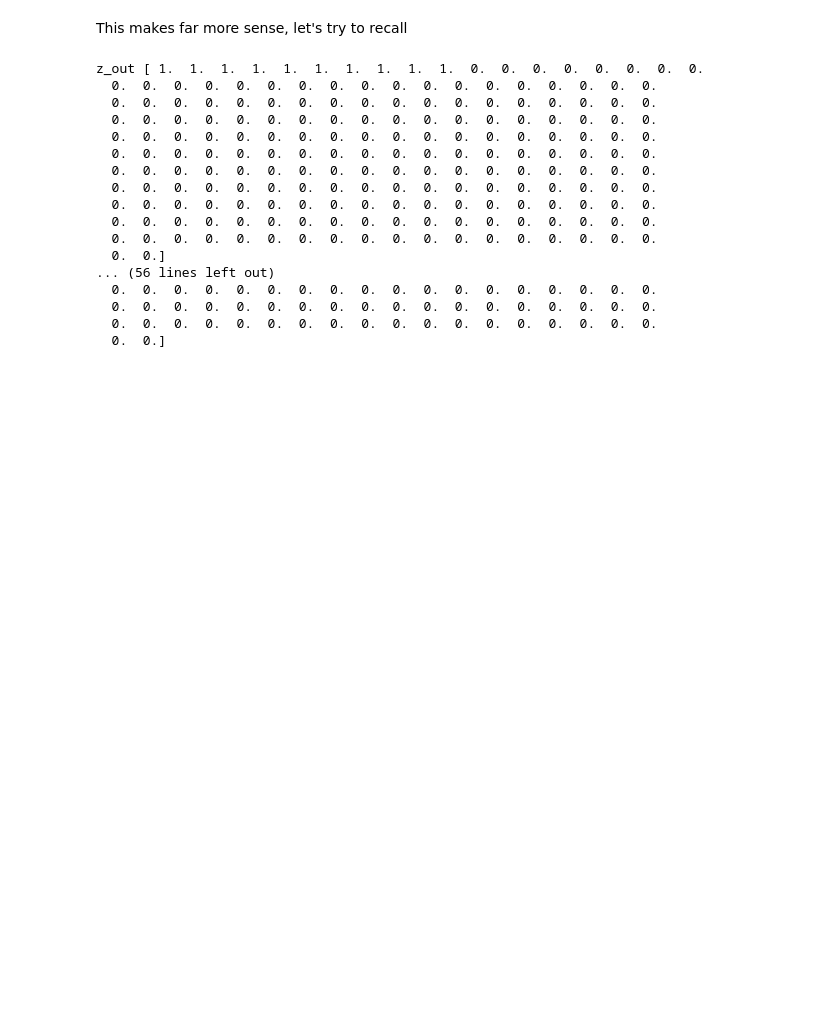
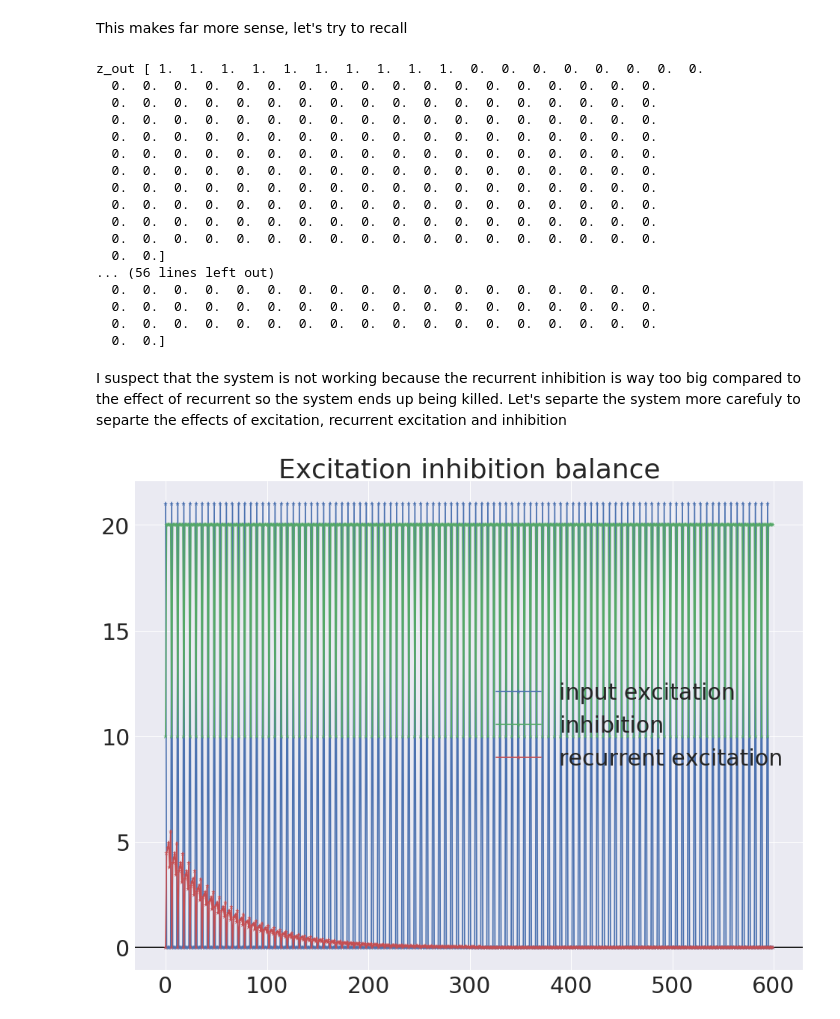
Before and after one commit to h-mayorquin/minai_levy_hippocampus, a Jupyter notebook: notebooks/2017-10-13(Building the network).ipynb, the cells around one changed output. Drawn from its saved outputs; the diff is of its cells as text; code cells hidden in the pictures; blank space fills up the shorter version.

```diff
--- a/notebooks/2017-10-13(Building the network).ipynb
+++ b/notebooks/2017-10-13(Building the network).ipynb
@@ -945,3 +960,5 @@ z_out [ 1.  1.  1.  1.  1.  1.  1.  1.  1.  1.  0.  0.  0.  0.  0.  0.  0.  0.
   0.  0.  0.  0.  0.  0.  0.  0.  0.  0.  0.  0.  0.  0.  0.  0.  0.  0.
   0.  0.  0.  0.  0.  0.  0.  0.  0.  0.  0.  0.  0.  0.  0.  0.  0.  0.
   0.  0.]
+# %% [markdown]
+I suspect that the system is not working because the recurrent inhibition is way too big compared to the effect of recurrent so the system ends up being killed. Let's separte the system more carefuly to separte the effects of excitation, recurrent excitation and inhibition
@@ -947,0 +1049,15 @@ z_out [ 1.  1.  1.  1.  1.  1.  1.  1.  1.  1.  0.  0.  0.  0.  0.  0.  0.  0.
+# %%
+fig = plt.figure(figsize=(16, 12))
+ax = fig.add_subplot(111)
+
+ax.axhline(0, color='black')
+
+ax.plot(input_excitation_history, '*-', label='input excitation')
+ax.plot(inhibition_r_history, '*-', label='inhibition')
+ax.plot(excitation_r_history, '*-', label='recurrent excitation')
+ax.set_title('Excitation inhibition balance')
+
+
+ax.legend();
+# %% [output]
+[figure, added]
```
Also changed, not shown: parts of 19 cells of this notebook, 1 other file.
